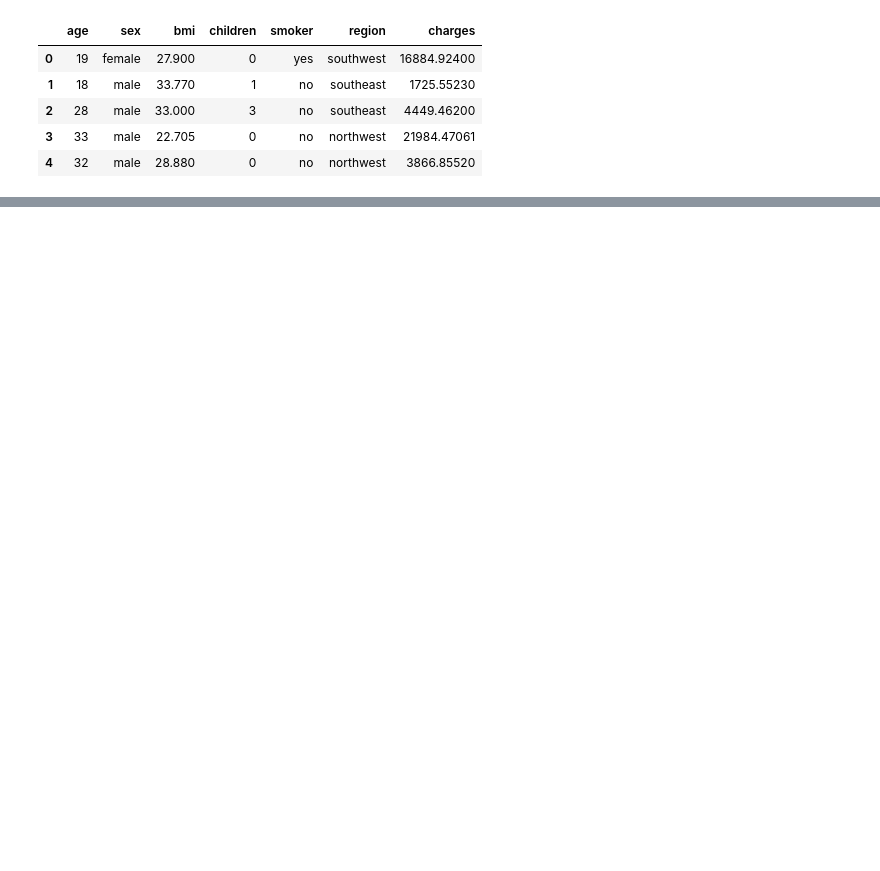
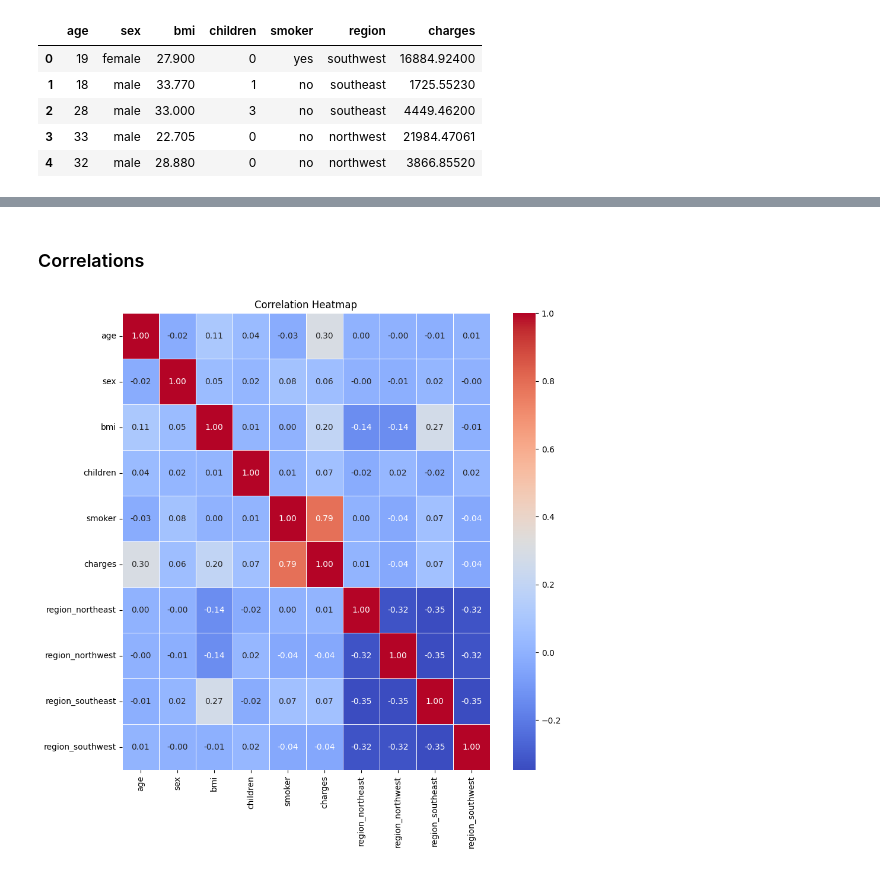
Before and after one commit to Game-Coder-94/Insurance-Cost-Forecasting, a Jupyter notebook: training.ipynb, the cells around one changed output, grey strips where cells are left out. Cells and saved outputs as stored; diff of their text form; code cells hidden in the pictures; blank space fills up the shorter version.

```diff
--- a/training.ipynb
+++ b/training.ipynb
@@ -43,0 +88,7 @@ Get Data Insights
+# %%
+# Binary Encoding applied on sex, smaker
+
+df["sex"] = df["sex"].map({"female": 0, "male": 1}).astype(bool)
+df["smoker"] = df["smoker"].map({"no": 0, "yes": 1}).astype(bool)
+
+df[["sex", "smoker"]].head()
@@ -43,0 +109,5 @@ Get Data Insights
+# %%
+# OHE applied on regions
+
+df = pd.get_dummies(df, columns=["region"])
+df.head()
@@ -43,0 +121,12 @@ Get Data Insights
+# %% [markdown]
+### Correlations
+# %%
+# Calculate and display correlation matrix
+corr = df.corr()
+
+plt.figure(figsize=(10, 10))
+sns.heatmap(corr, annot=True, fmt=".2f", cmap="coolwarm", linewidths=0.5)
+plt.title("Correlation Heatmap")
+plt.show()
+# %% [output]
+[figure, added]
```
Also changed, not shown: parts of 15 cells of this notebook, 2 other files.
